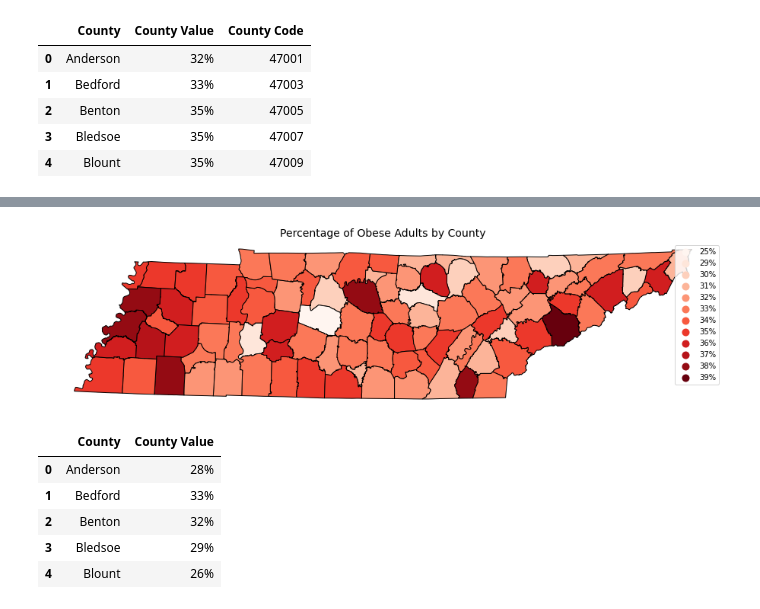
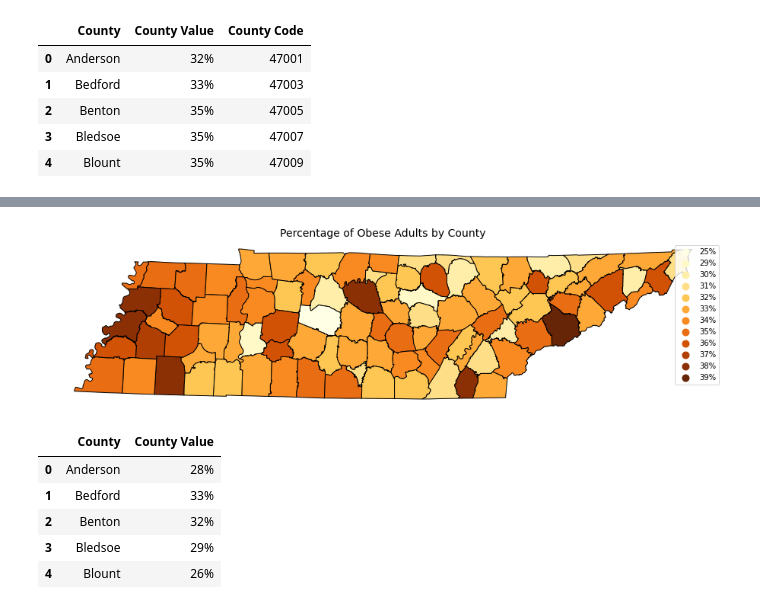
Before and after one commit to abcarlisle22/smile-on-lava-girl, a Jupyter notebook: smile_maps.ipynb, the cells around one changed output, grey strips where cells are left out. Drawn from its saved outputs; the diff is of its cells as text; code cells hidden in the pictures.

```diff
--- a/smile_maps.ipynb
+++ b/smile_maps.ipynb
@@ -104,15 +85,15 @@ obesity_counties.head()
 # %%
 fig, ax = plt.subplots(figsize=(16,4))
 obesity_counties.plot(column = 'County Value',
-                cmap = 'Reds',
+                cmap = 'YlOrBr',
                 edgecolor = 'black',
                 legend = True,
                 ax = ax)
 plt.title('Percentage of Obese Adults by County', fontsize = 14)
 
 ax.axis('off');
 # %% [output]
-[figure, old version]
+[figure, new version]
 # %%
 inactivity = pd.read_csv('./data/adult_inactivity_2019.csv', usecols = ['County',
                                                                     'County Value'])
```
Also changed, not shown: parts of 9 cells of this notebook.
